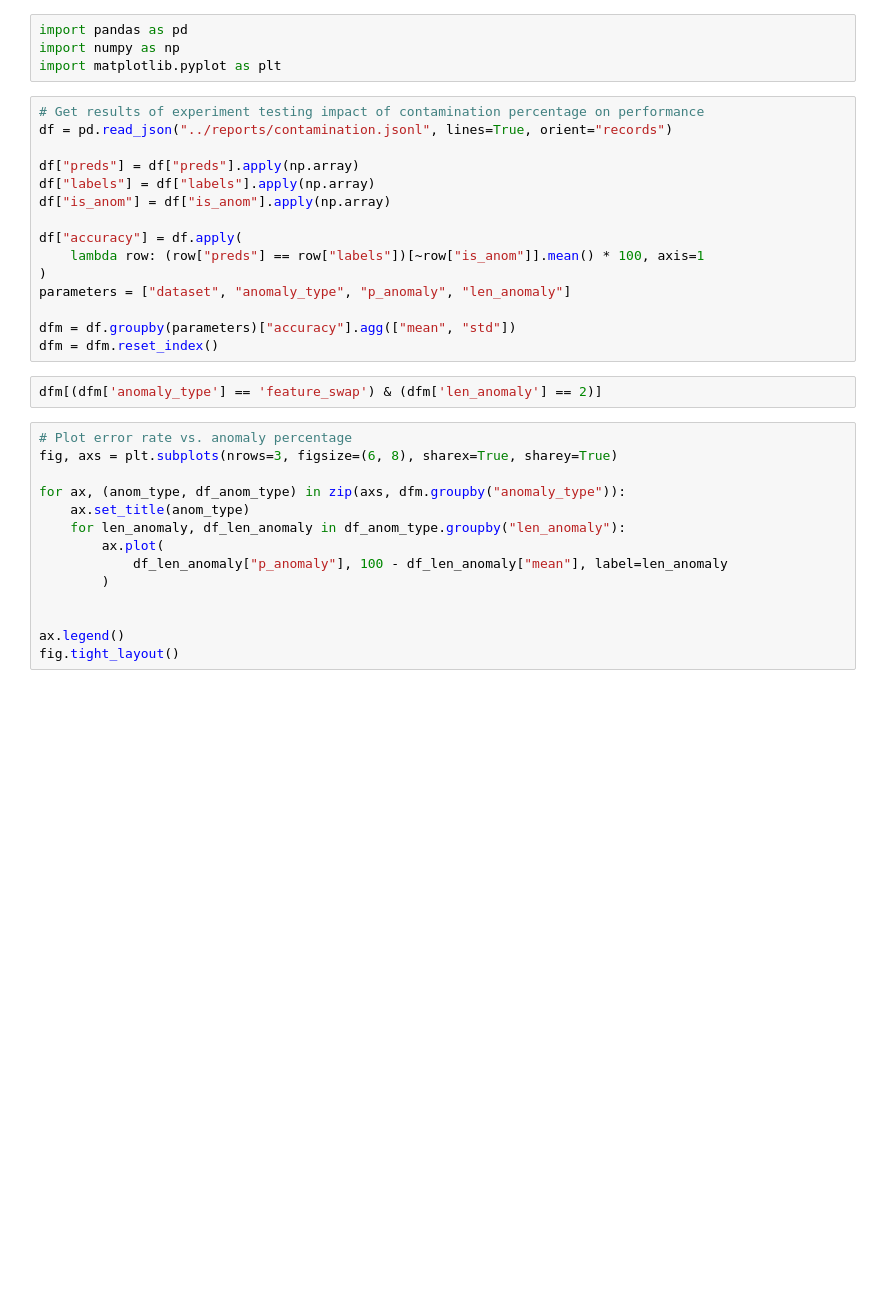
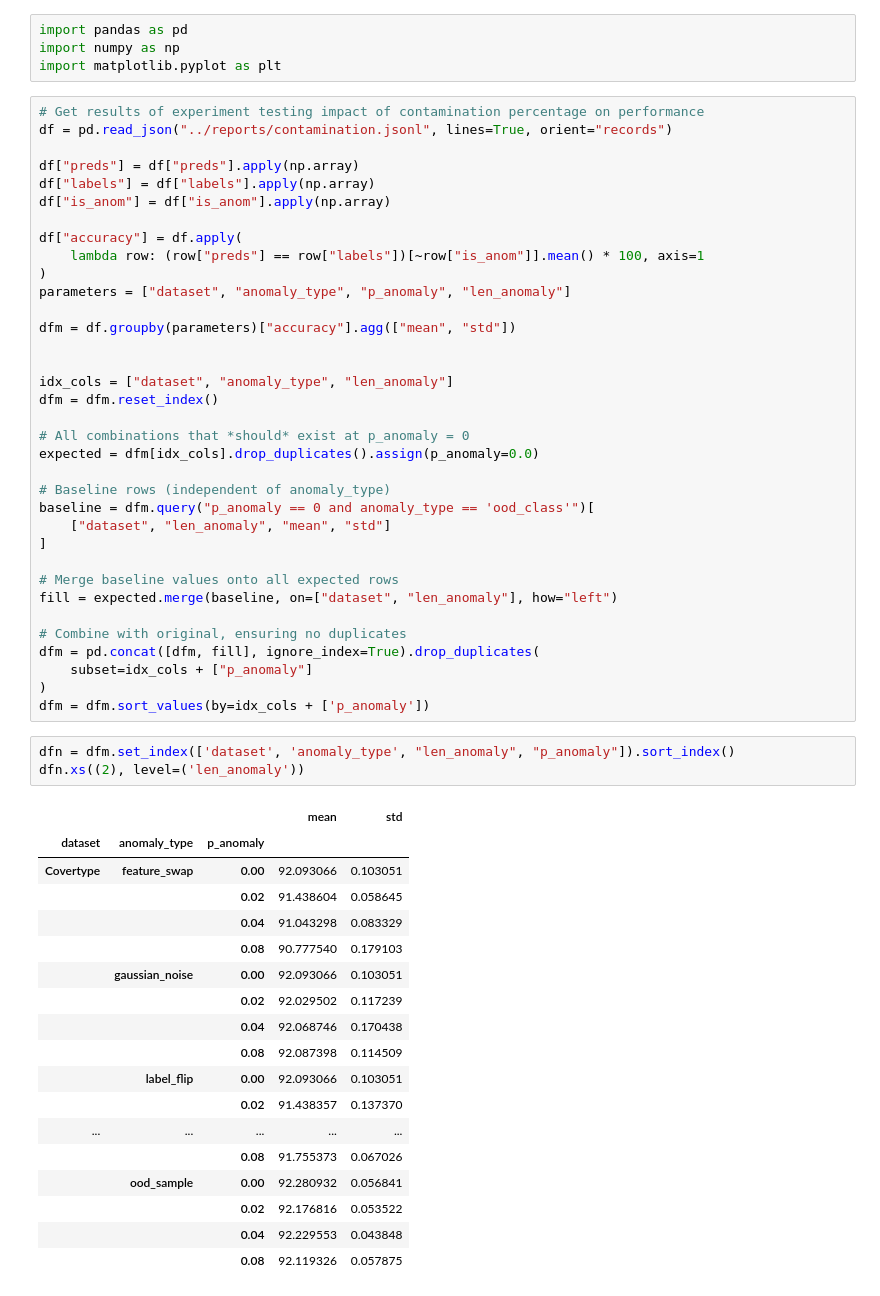
Before and after one commit to lucasczz/OLRONN, a Jupyter notebook: notebooks/contamination.ipynb, the cells around one changed output. Drawn from its saved outputs; the diff is of its cells as text; blank space fills up the shorter version.

```diff
--- a/notebooks/contamination.ipynb
+++ b/notebooks/contamination.ipynb
@@ -16,20 +16,46 @@ df["accuracy"] = df.apply(
 parameters = ["dataset", "anomaly_type", "p_anomaly", "len_anomaly"]
 
 dfm = df.groupby(parameters)["accuracy"].agg(["mean", "std"])
+
+
+idx_cols = ["dataset", "anomaly_type", "len_anomaly"]
 dfm = dfm.reset_index()
+
+# All combinations that *should* exist at p_anomaly = 0
+expected = dfm[idx_cols].drop_duplicates().assign(p_anomaly=0.0)
+
+# Baseline rows (independent of anomaly_type)
+baseline = dfm.query("p_anomaly == 0 and anomaly_type == 'ood_class'")[
+    ["dataset", "len_anomaly", "mean", "std"]
+]
+
+# Merge baseline values onto all expected rows
+fill = expected.merge(baseline, on=["dataset", "len_anomaly"], how="left")
+
+# Combine with original, ensuring no duplicates
+dfm = pd.concat([dfm, fill], ignore_index=True).drop_duplicates(
+    subset=idx_cols + ["p_anomaly"]
+)
+dfm = dfm.sort_values(by=idx_cols + ['p_anomaly'])
-# %%
-dfm[(dfm['anomaly_type'] == 'feature_swap') & (dfm['len_anomaly'] == 2)]
-# %%
-# Plot error rate vs. anomaly percentage
-fig, axs = plt.subplots(nrows=3, figsize=(6, 8), sharex=True, sharey=True)
-
-for ax, (anom_type, df_anom_type) in zip(axs, dfm.groupby("anomaly_type")):
-    ax.set_title(anom_type)
-    for len_anomaly, df_len_anomaly in df_anom_type.groupby("len_anomaly"):
-        ax.plot(
-            df_len_anomaly["p_anomaly"], 100 - df_len_anomaly["mean"], label=len_anomaly
-        )
-
-
-ax.legend()
-fig.tight_layout()
+# %%
+dfn = dfm.set_index(['dataset', 'anomaly_type', "len_anomaly", "p_anomaly"]).sort_index()
+dfn.xs((2), level=('len_anomaly'))
+# %% [output]
+|  |  |  | mean | std |
+| dataset | anomaly_type | p_anomaly |  |  |
+| Covertype | feature_swap | 0.00 | 92.093066 | 0.103051 |
+|  |  | 0.02 | 91.438604 | 0.058645 |
+|  |  | 0.04 | 91.043298 | 0.083329 |
+|  |  | 0.08 | 90.777540 | 0.179103 |
+|  | gaussian_noise | 0.00 | 92.093066 | 0.103051 |
+|  |  | 0.02 | 92.029502 | 0.117239 |
+|  |  | 0.04 | 92.068746 | 0.170438 |
+|  |  | 0.08 | 92.087398 | 0.114509 |
+|  | label_flip | 0.00 | 92.093066 | 0.103051 |
+|  |  | 0.02 | 91.438357 | 0.137370 |
+| ... | ... | ... | ... | ... |
+|  |  | 0.08 | 91.755373 | 0.067026 |
+|  | ood_sample | 0.00 | 92.280932 | 0.056841 |
+|  |  | 0.02 | 92.176816 | 0.053522 |
+|  |  | 0.04 | 92.229553 | 0.043848 |
+|  |  | 0.08 | 92.119326 | 0.057875 |
```
Also changed, not shown: parts of 5 cells of this notebook, 7 other files.
